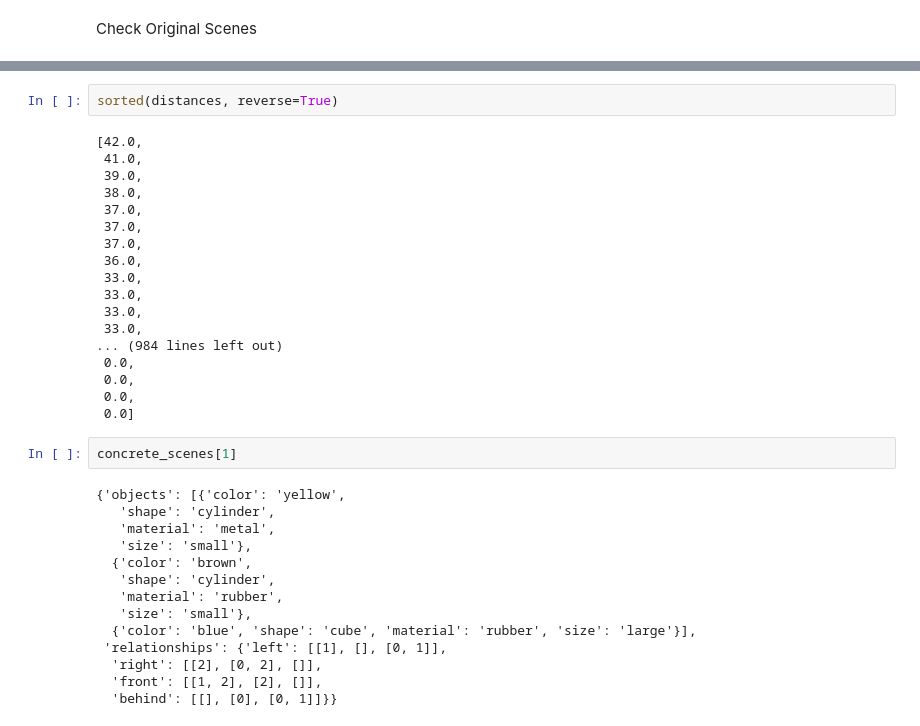
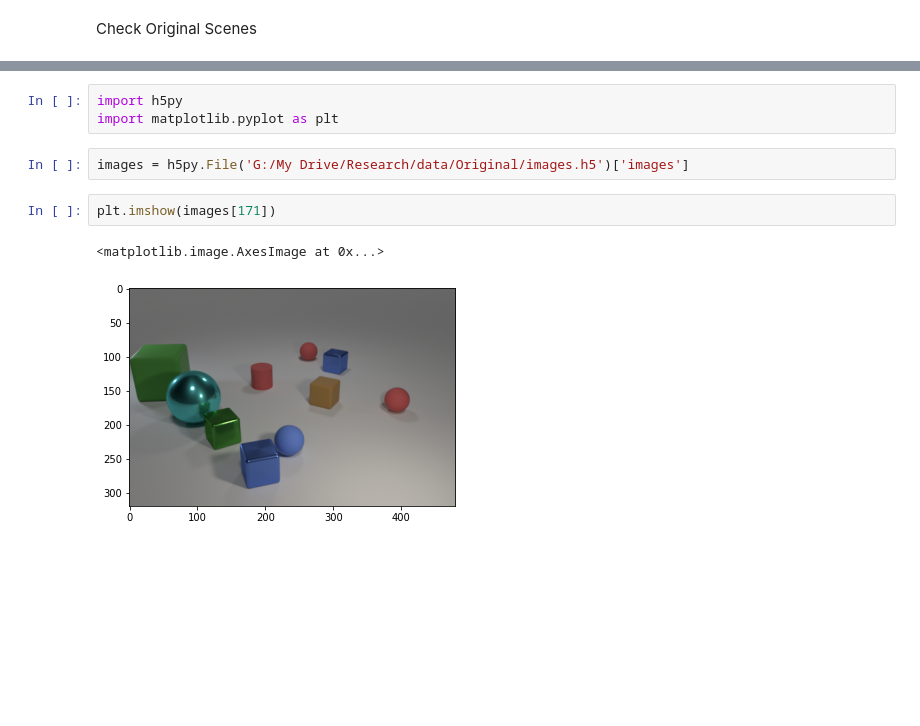
Before and after one commit to 20001LastOrder/Clevr-Relational, a Jupyter notebook: measurements/scene_graph_solver.ipynb, the cells around one changed output, grey strips where cells are left out. Drawn from its saved outputs; the diff is of its cells as text; blank space fills up the shorter version.

```diff
--- a/measurements/scene_graph_solver.ipynb
+++ b/measurements/scene_graph_solver.ipynb
@@ -284,36 +229,10 @@ np.where(distances != 0)
-# %%
-sorted(distances, reverse=True)
-# %% [output]
-[42.0,
- 41.0,
- 39.0,
- 38.0,
- 37.0,
- 37.0,
- 37.0,
- 36.0,
- 33.0,
- 33.0,
- 33.0,
- 33.0,
-... (984 lines left out)
- 0.0,
- 0.0,
- 0.0,
- 0.0]
-# %%
-concrete_scenes[1]
-# %% [output]
-{'objects': [{'color': 'yellow',
-   'shape': 'cylinder',
-   'material': 'metal',
-   'size': 'small'},
-  {'color': 'brown',
-   'shape': 'cylinder',
-   'material': 'rubber',
-   'size': 'small'},
-  {'color': 'blue', 'shape': 'cube', 'material': 'rubber', 'size': 'large'}],
- 'relationships': {'left': [[1], [], [0, 1]],
-  'right': [[2], [0, 2], []],
-  'front': [[1, 2], [2], []],
-  'behind': [[], [0], [0, 1]]}}
+# %%
+import h5py
+import matplotlib.pyplot as plt
+# %%
+images = h5py.File('G:/My Drive/Research/data/Original/images.h5')['images']
+# %%
+plt.imshow(images[171])
+# %% [output]
+<matplotlib.image.AxesImage at 0x...>
+[figure, added]
```
Also changed, not shown: parts of 13 cells of this notebook, 1 other file.
